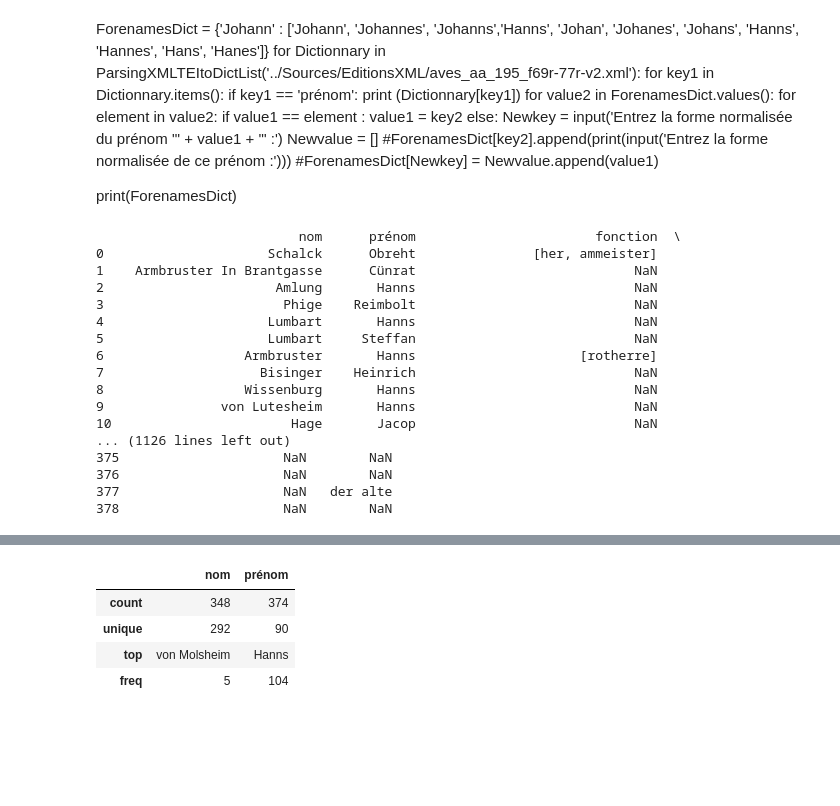
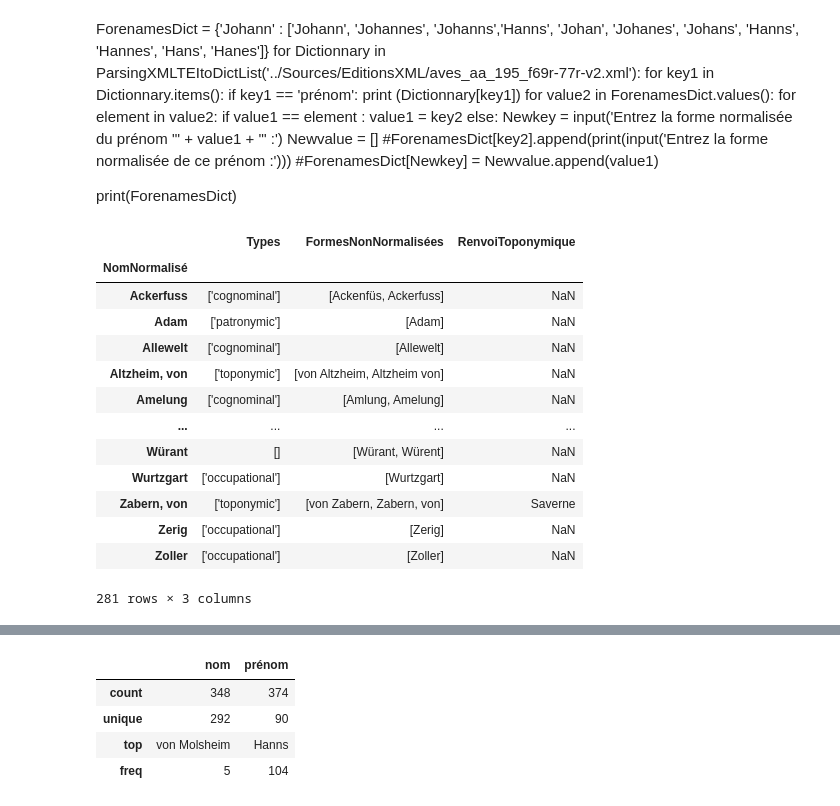
Before and after one commit to porte-g/ProjetEchevinsDeStrasbourg, a Jupyter notebook: ScriptsPython/AnalyseListe.ipynb, the cells around one changed output, grey strips where cells are left out. Drawn from its saved outputs; the diff is of its cells as text; code cells hidden in the pictures; blank space fills up the shorter version.

```diff
--- a/ScriptsPython/AnalyseListe.ipynb
+++ b/ScriptsPython/AnalyseListe.ipynb
@@ -69,21 +70,0 @@ dataframe = pd.DataFrame(ListeDicosPersonnes)
-# %%
-with pd.option_context('display.max_rows', None, 'display.max_columns', None):  # more options can be specified also
-    print(dataframe)
-# %% [output]
-                          nom      prénom                       fonction  \
-0                     Schalck      Obreht               [her, ammeister]
-1    Armbruster In Brantgasse      Cünrat                            NaN
-2                      Amlung       Hanns                            NaN
-3                       Phige    Reimbolt                            NaN
-4                     Lumbart       Hanns                            NaN
-5                     Lumbart     Steffan                            NaN
-6                  Armbruster       Hanns                     [rotherre]
-7                    Bisinger    Heinrich                            NaN
-8                  Wissenburg       Hanns                            NaN
-9               von Lutesheim       Hanns                            NaN
-10                       Hage       Jacop                            NaN
-... (1126 lines left out)
-375                     NaN        NaN
-376                     NaN        NaN
-377                     NaN   der alte
-378                     NaN        NaN
@@ -89,0 +73,2 @@ with pd.option_context('display.max_rows', None, 'display.max_columns', None):
+# %%
+RefNom = pd.read_csv("./../Tables/ReferentielNoms.csv",converters={"FormesNonNormalisées": literal_eval}).set_index("NomNormalisé")
@@ -89,0 +77,17 @@ with pd.option_context('display.max_rows', None, 'display.max_columns', None):
+# %%
+RefNom
+# %% [output]
+|  | Types | FormesNonNormalisées | RenvoiToponymique |
+| NomNormalisé |  |  |  |
+| Ackerfuss | ['cognominal'] | [Ackenfüs, Ackerfuss] | NaN |
+| Adam | ['patronymic'] | [Adam] | NaN |
+| Allewelt | ['cognominal'] | [Allewelt] | NaN |
+| Altzheim, von | ['toponymic'] | [von Altzheim, Altzheim von] | NaN |
+| Amelung | ['cognominal'] | [Amlung, Amelung] | NaN |
+| ... | ... | ... | ... |
+| Würant | [] | [Würant, Würent] | NaN |
+| Wurtzgart | ['occupational'] | [Wurtzgart] | NaN |
+| Zabern, von | ['toponymic'] | [von Zabern, Zabern, von] | Saverne |
+| Zerig | ['occupational'] | [Zerig] | NaN |
+| Zoller | ['occupational'] | [Zoller] | NaN |
+281 rows × 3 columns
```
Also changed, not shown: parts of 9 cells of this notebook.
